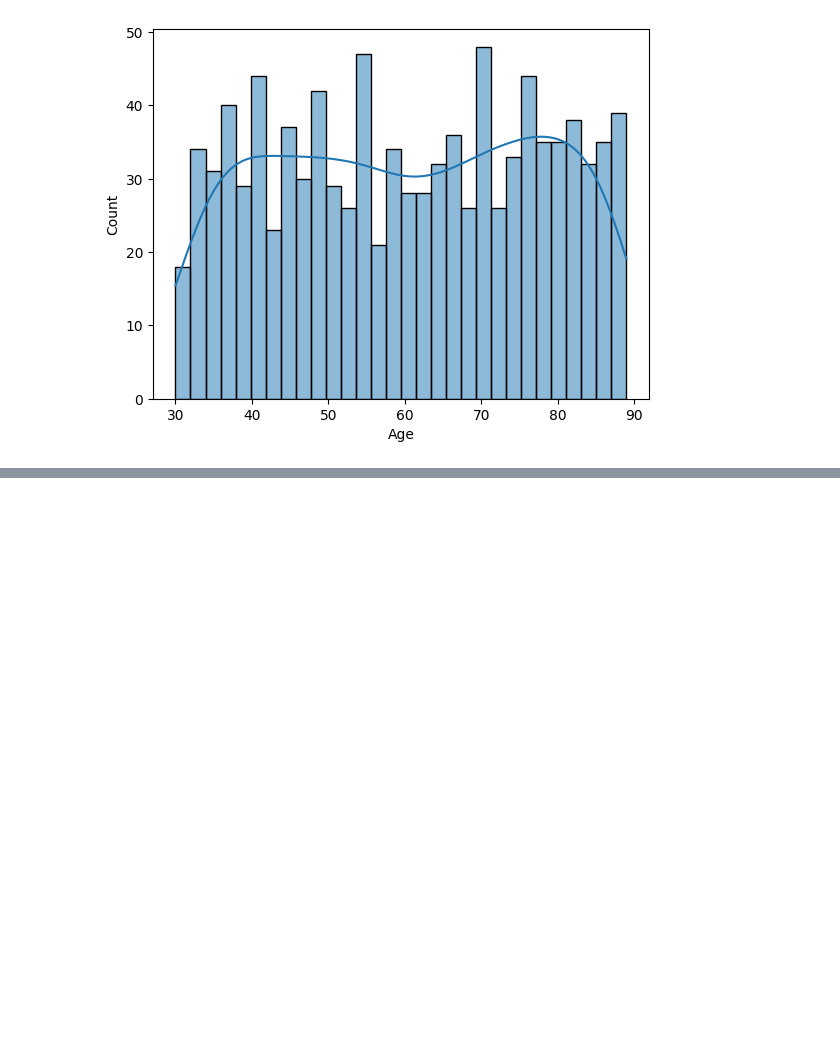
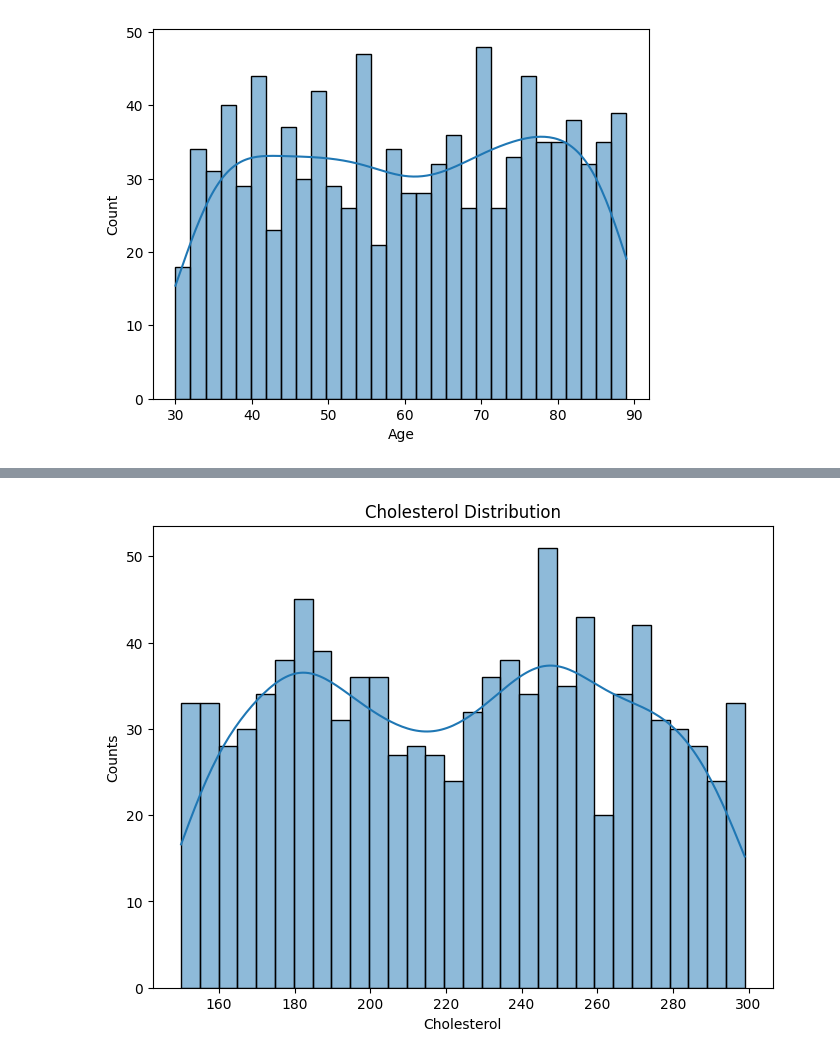
Before and after one commit to rehanmehdichandio/heart_attact_analysis, a Jupyter notebook: heart_atttack_analysis.ipynb, the cells around one changed output, grey strips where cells are left out. Cells and saved outputs as stored; diff of their text form; code cells hidden in the pictures; blank space fills up the shorter version.

```diff
--- a/heart_atttack_analysis.ipynb
+++ b/heart_atttack_analysis.ipynb
@@ -145,0 +156,10 @@ plt.show()
+# %%
+#Cholesterol Dsitribution
+plt.figure(figsize = (8,6))
+sns.histplot(df['Cholesterol (mg/dL)'], kde=True, bins =30)
+plt.title('Cholesterol Distribution')
+plt.xlabel('Cholesterol')
+plt.ylabel('Counts')
+plt.show()
+# %% [output]
+[figure, added]
```
Also changed, not shown: parts of 1 cell of this notebook.
